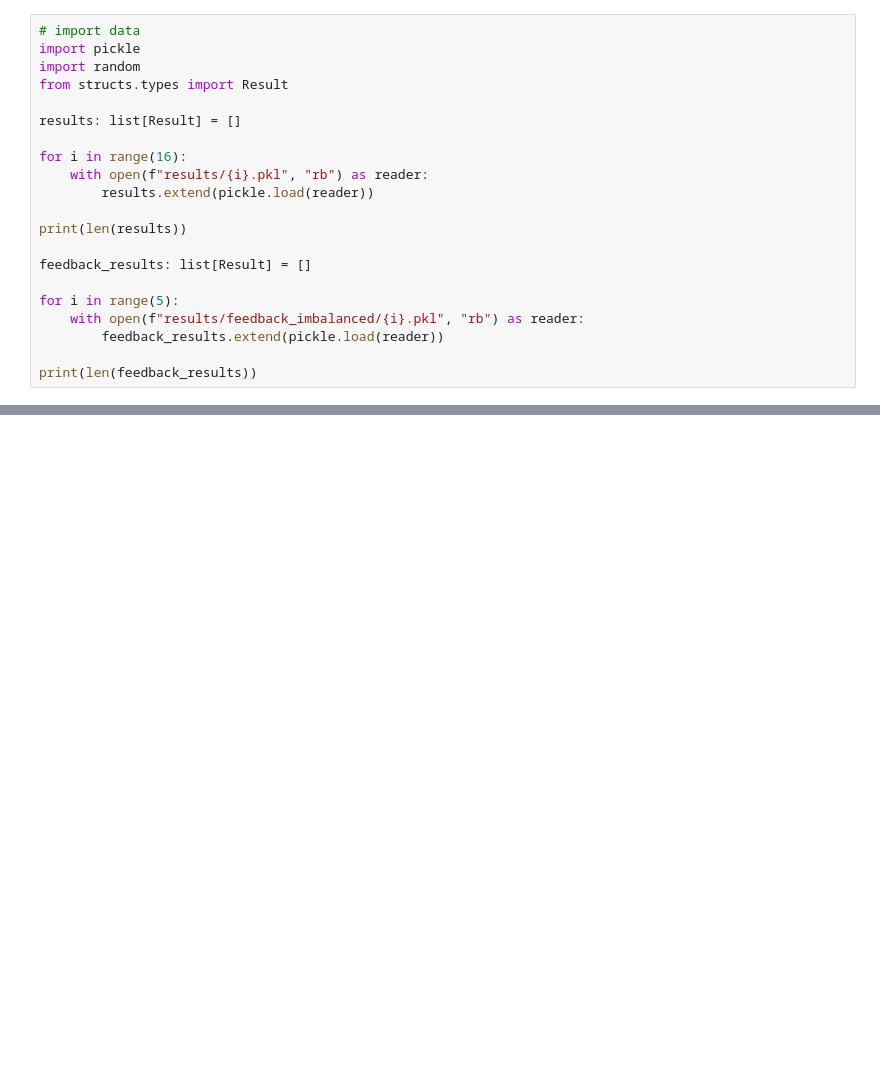
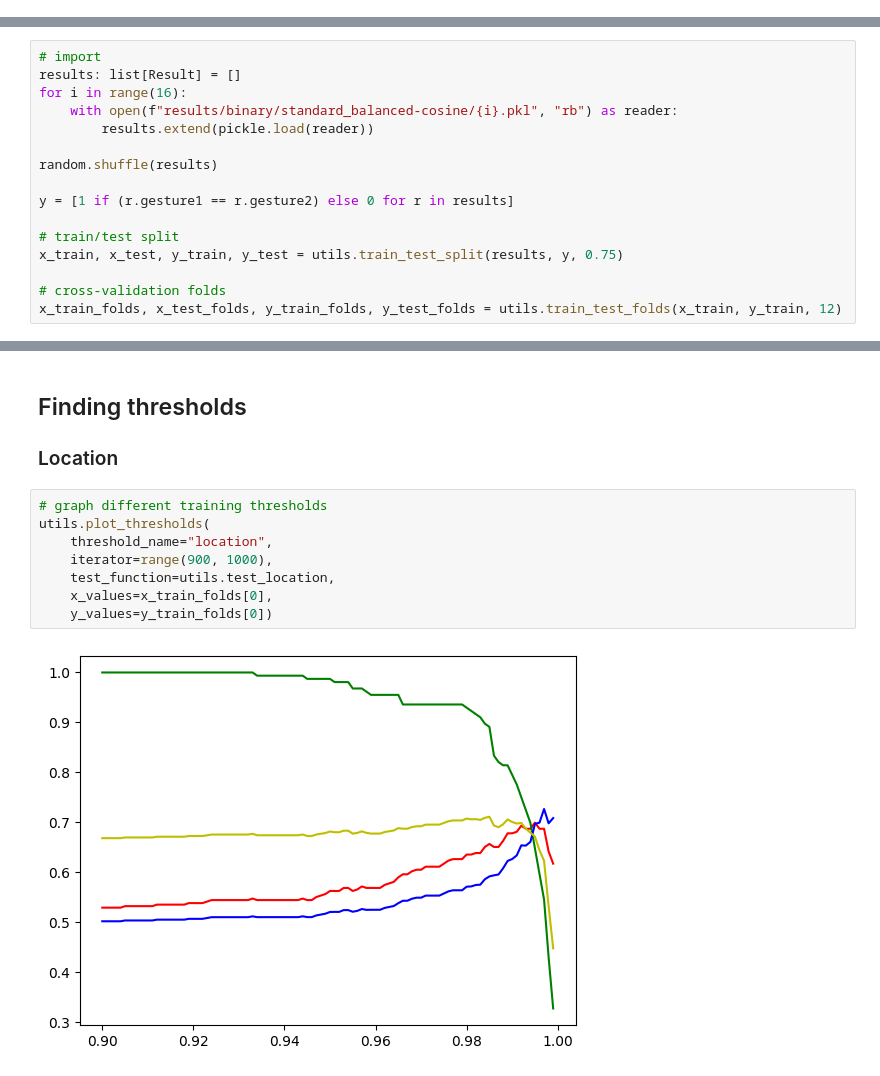
Before and after one commit to cgvillarroel/fslr-tutor, a Jupyter notebook: test.ipynb, the cells around one changed output, grey strips where cells are left out. Saved outputs shown, nothing was run; the diff lists cells and outputs as text; blank space fills up the shorter version.

```diff
--- a/test.ipynb
+++ b/test.ipynb
@@ -1,21 +0,0 @@
-# %%
-# import data
-import pickle
-import random
-from structs.types import Result
-
-results: list[Result] = []
-
-for i in range(16):
-    with open(f"results/{i}.pkl", "rb") as reader:
-        results.extend(pickle.load(reader))
-
-print(len(results))
-
-feedback_results: list[Result] = []
-
-for i in range(5):
-    with open(f"results/feedback_imbalanced/{i}.pkl", "rb") as reader:
-        feedback_results.extend(pickle.load(reader))
-
-print(len(feedback_results))
@@ -609,0 +10,16 @@ Actual    : Correct
+# %%
+# import
+results: list[Result] = []
+for i in range(16):
+    with open(f"results/binary/standard_balanced-cosine/{i}.pkl", "rb") as reader:
+        results.extend(pickle.load(reader))
+
+random.shuffle(results)
+
+y = [1 if (r.gesture1 == r.gesture2) else 0 for r in results]
+
+# train/test split
+x_train, x_test, y_train, y_test = utils.train_test_split(results, y, 0.75)
+
+# cross-validation folds
+x_train_folds, x_test_folds, y_train_folds, y_test_folds = utils.train_test_folds(x_train, y_train, 12)
@@ -609,0 +53,13 @@ Actual    : Correct
+# %% [markdown]
+## Finding thresholds
+### Location
+# %%
+# graph different training thresholds
+utils.plot_thresholds(
+    threshold_name="location",
+    iterator=range(900, 1000),
+    test_function=utils.test_location,
+    x_values=x_train_folds[0],
+    y_values=y_train_folds[0])
+# %% [output]
+[figure, added]
```
Also changed, not shown: parts of 75 cells of this notebook, 2 other files.
